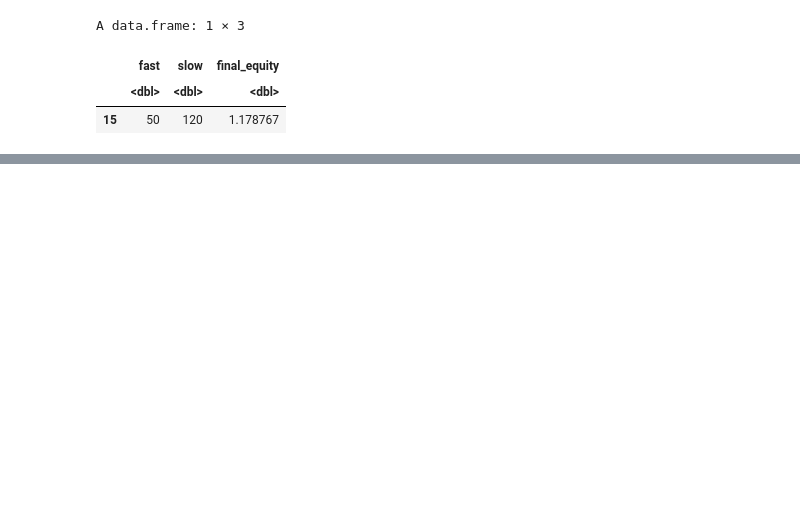
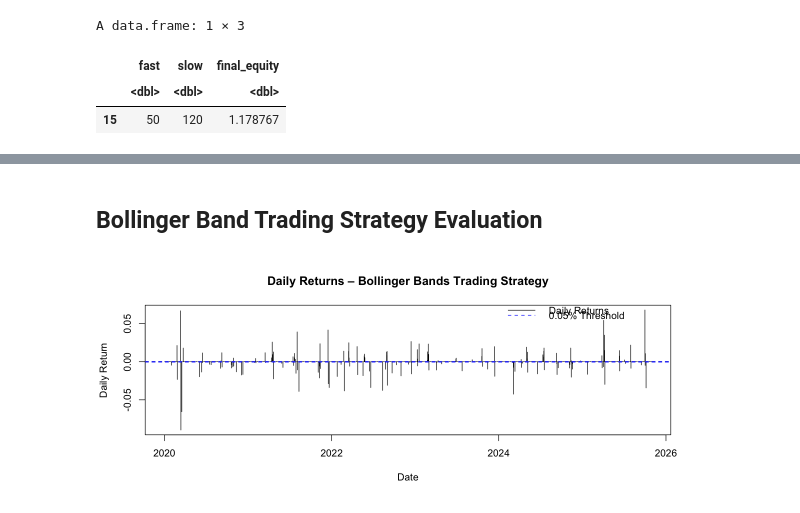
Before and after one commit to hivan04/pfe-trading-strats, a Jupyter notebook: main.ipynb, the cells around one changed output, grey strips where cells are left out. Saved outputs shown, nothing was run; the diff lists cells and outputs as text; code cells hidden in the pictures; blank space fills up the shorter version.

```diff
--- a/main.ipynb
+++ b/main.ipynb
@@ -388,0 +472,31 @@ bb_signal <- function(price, n = 20, k = 2) {
+# %% [markdown]
+## Bollinger Band Trading Strategy Evaluation
+# %%
+#| fig-cap: "Bollinger Bands Daily Returns Plot"
+# Daily returns from the Bollinger Bands strategy
+strategy_returns_bb <- bt_bb$returns
+
+plot(
+  pfe$datadate, strategy_returns_bb,
+  type = "h",
+  xlab = "Date",
+  ylab = "Daily Return",
+  main = "Daily Returns – Bollinger Bands Trading Strategy"
+)
+
+# Zero line
+abline(h = 0, lty = 2, col = "gray")
+
+# ±0.05% marker lines
+abline(h = threshold,  lty = 2, col = "blue")
+abline(h = -threshold, lty = 2, col = "blue")
+
+legend(
+  "topright",
+  legend = c("Daily Returns", "0.05% Threshold"),
+  col = c("black", "blue"),
+  lty = c(1, 2),
+  bty = "n"
+)
+# %% [output]
+[figure, added]
```
Also changed, not shown: parts of 26 cells of this notebook, 1 other file.
